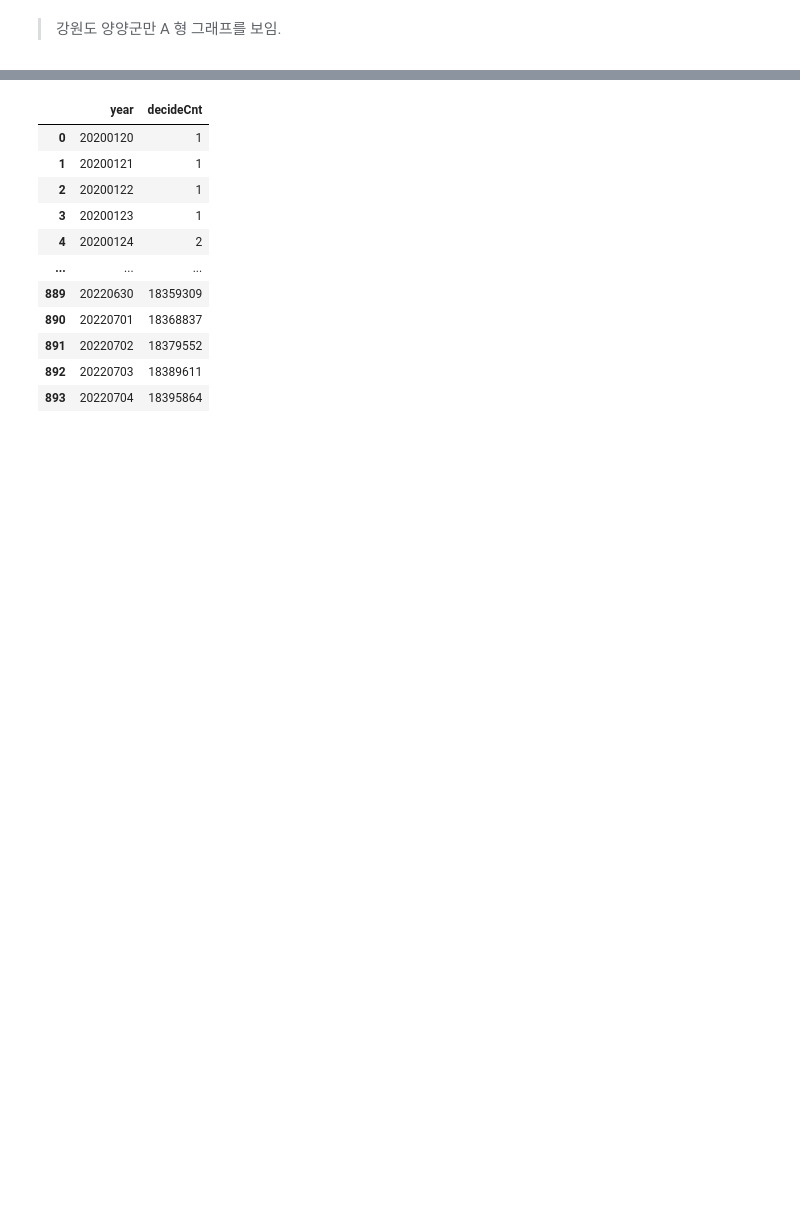
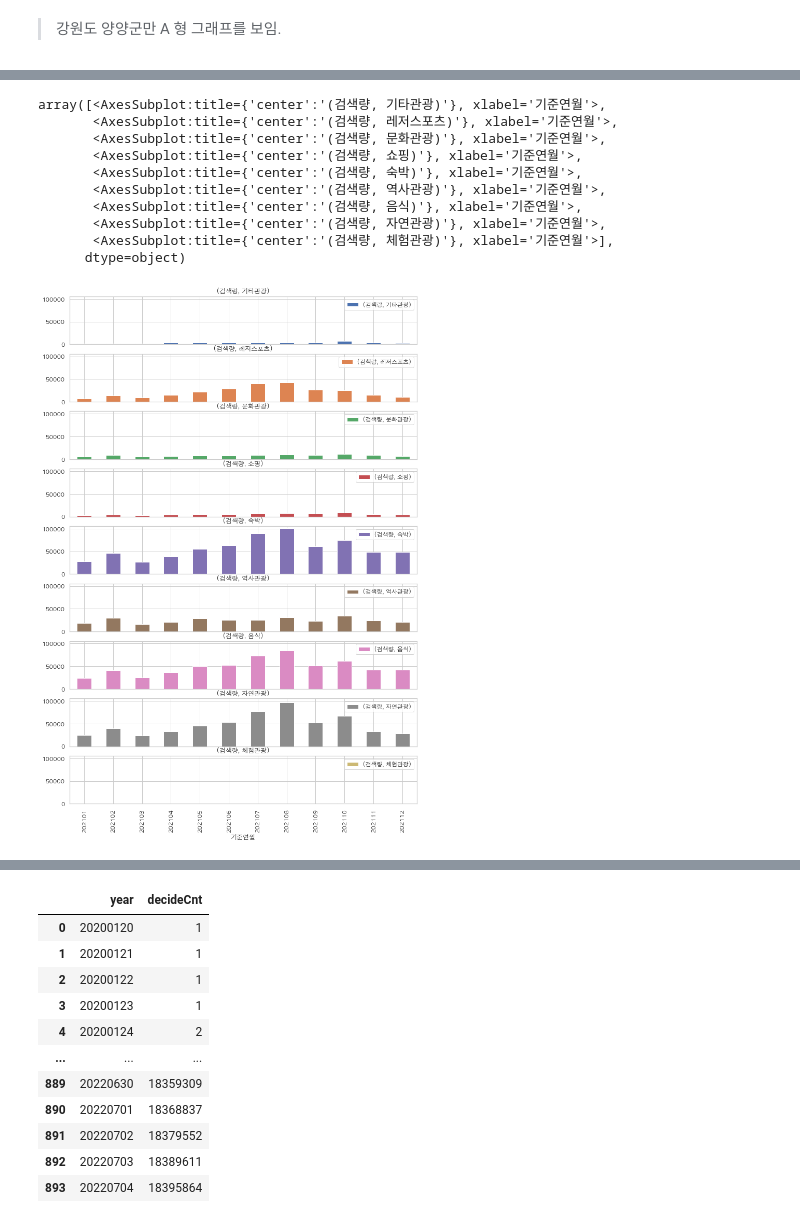
Before and after one commit to whatsasolo/PTJ_EDA, a Jupyter notebook: PTJ_EDA.ipynb, the cells around one changed output, grey strips where cells are left out. Drawn from its saved outputs; the diff is of its cells as text; code cells hidden in the pictures; blank space fills up the shorter version.

```diff
--- a/PTJ_EDA.ipynb
+++ b/PTJ_EDA.ipynb
@@ -1777,0 +1071,14 @@ import time
+# %%
+pd.read_csv('data/20220705001234_양양군_202101-202112_데이터랩_다운로드/20220705001234_목적지 유형별 검색량.csv',encoding='cp949').set_index(['기준연월', '목적지 유형']).unstack(level=1).plot(kind = 'bar', subplots = True, figsize = (12,18), sharey = True, sharex=True)
+# %% [output]
+array([<AxesSubplot:title={'center':'(검색량, 기타관광)'}, xlabel='기준연월'>,
+       <AxesSubplot:title={'center':'(검색량, 레저스포츠)'}, xlabel='기준연월'>,
+       <AxesSubplot:title={'center':'(검색량, 문화관광)'}, xlabel='기준연월'>,
+       <AxesSubplot:title={'center':'(검색량, 쇼핑)'}, xlabel='기준연월'>,
+       <AxesSubplot:title={'center':'(검색량, 숙박)'}, xlabel='기준연월'>,
+       <AxesSubplot:title={'center':'(검색량, 역사관광)'}, xlabel='기준연월'>,
+       <AxesSubplot:title={'center':'(검색량, 음식)'}, xlabel='기준연월'>,
+       <AxesSubplot:title={'center':'(검색량, 자연관광)'}, xlabel='기준연월'>,
+       <AxesSubplot:title={'center':'(검색량, 체험관광)'}, xlabel='기준연월'>],
+      dtype=object)
+[figure, added]
```
Also changed, not shown: parts of 152 cells of this notebook.
